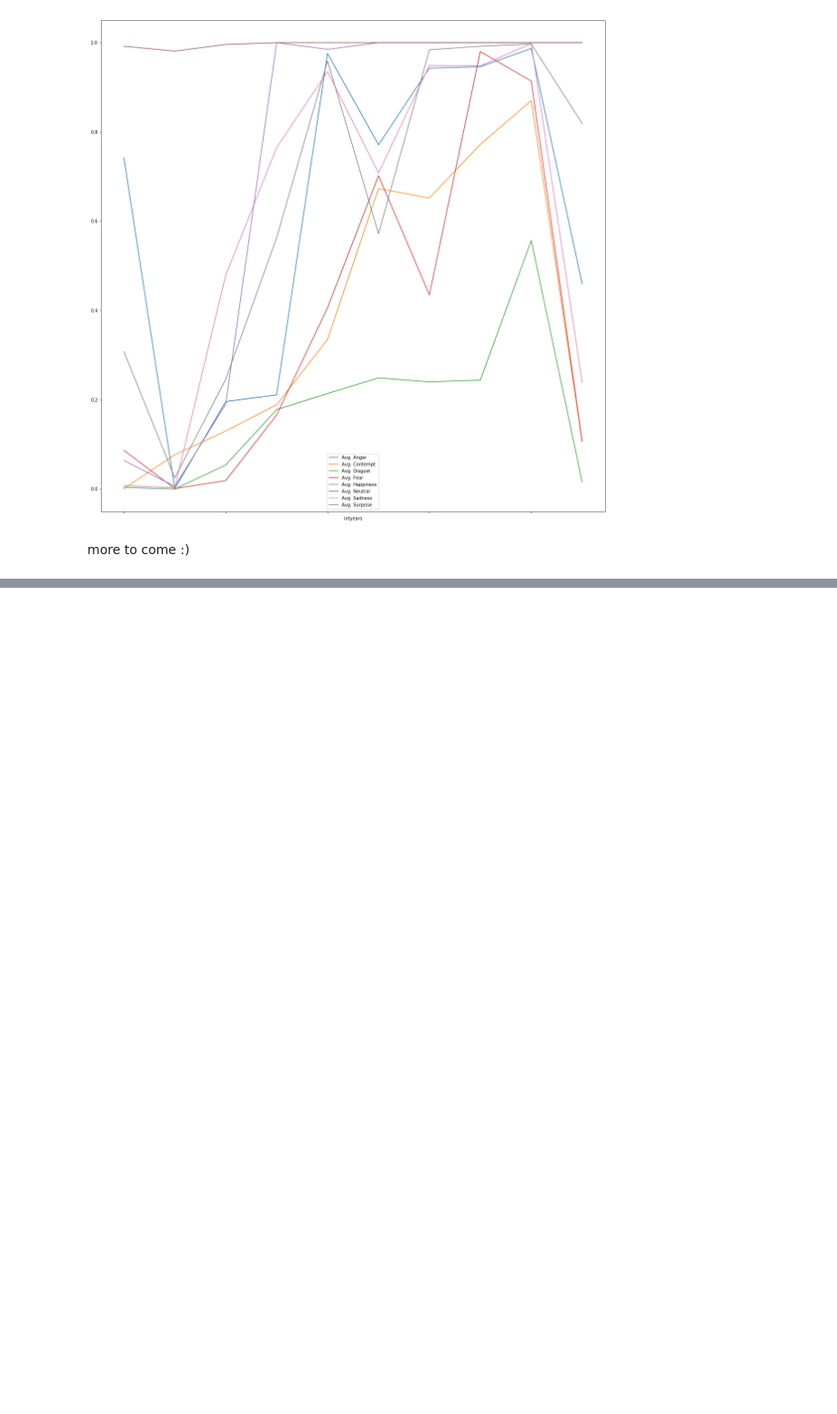
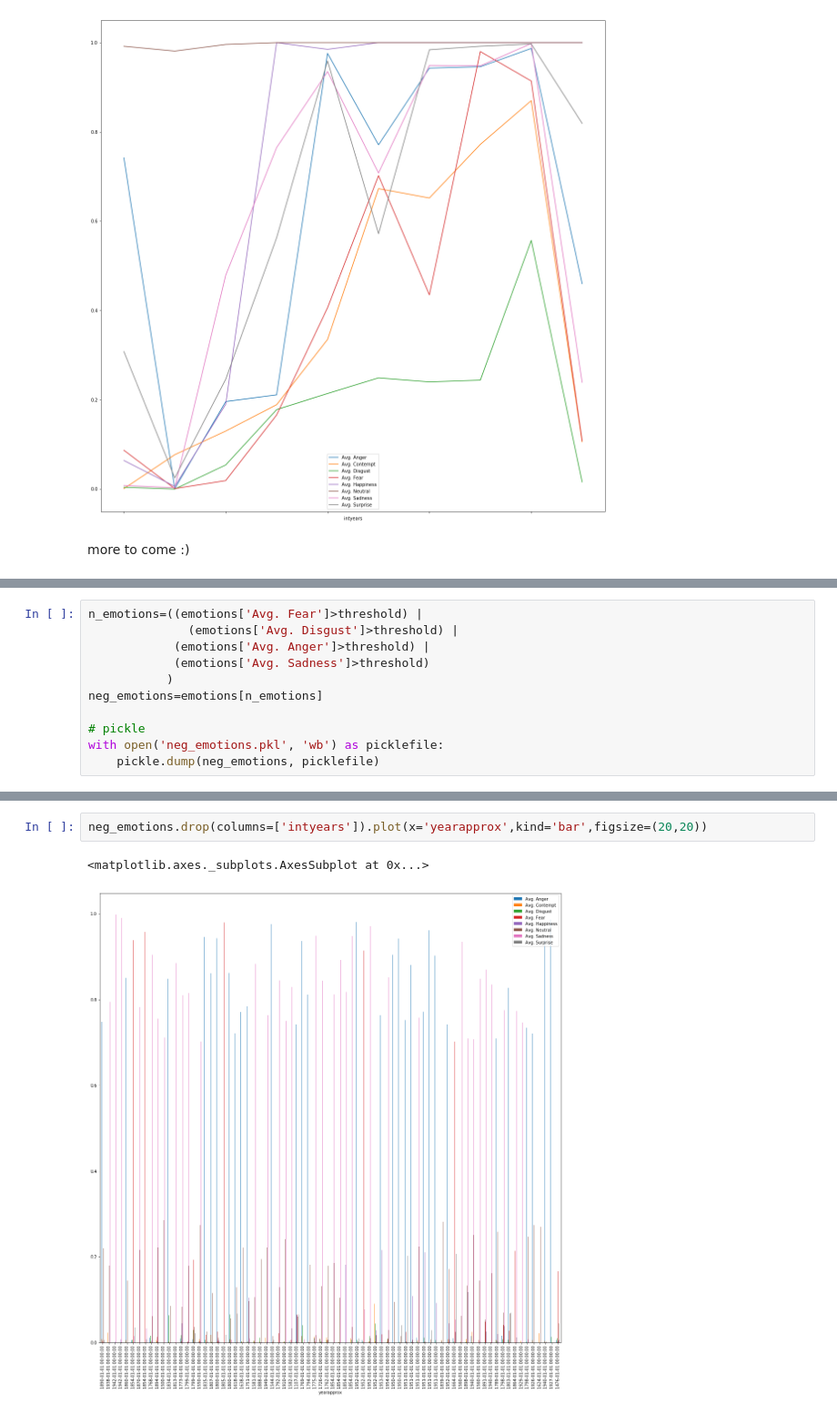
Before and after one commit to kaszklar/artemotions, a Jupyter notebook: date-munge.ipynb, the cells around one changed output, grey strips where cells are left out. Shown: that part at 91% size. Cells and saved outputs as stored; diff of their text form; blank space fills up the shorter version.

```diff
--- a/date-munge.ipynb
+++ b/date-munge.ipynb
@@ -295,0 +325,11 @@ more to come :)
+# %%
+n_emotions=((emotions['Avg. Fear']>threshold) |
+              (emotions['Avg. Disgust']>threshold) |
+            (emotions['Avg. Anger']>threshold) |
+            (emotions['Avg. Sadness']>threshold)
+           )
+neg_emotions=emotions[n_emotions]
+
+# pickle
+with open('neg_emotions.pkl', 'wb') as picklefile:
+    pickle.dump(neg_emotions, picklefile)
@@ -295,0 +341,5 @@ more to come :)
+# %%
+neg_emotions.drop(columns=['intyears']).plot(x='yearapprox',kind='bar',figsize=(20,20))
+# %% [output]
+<matplotlib.axes._subplots.AxesSubplot at 0x...>
+[figure, added]
```
Also changed, not shown: parts of 3 cells of this notebook, 3 other files.
